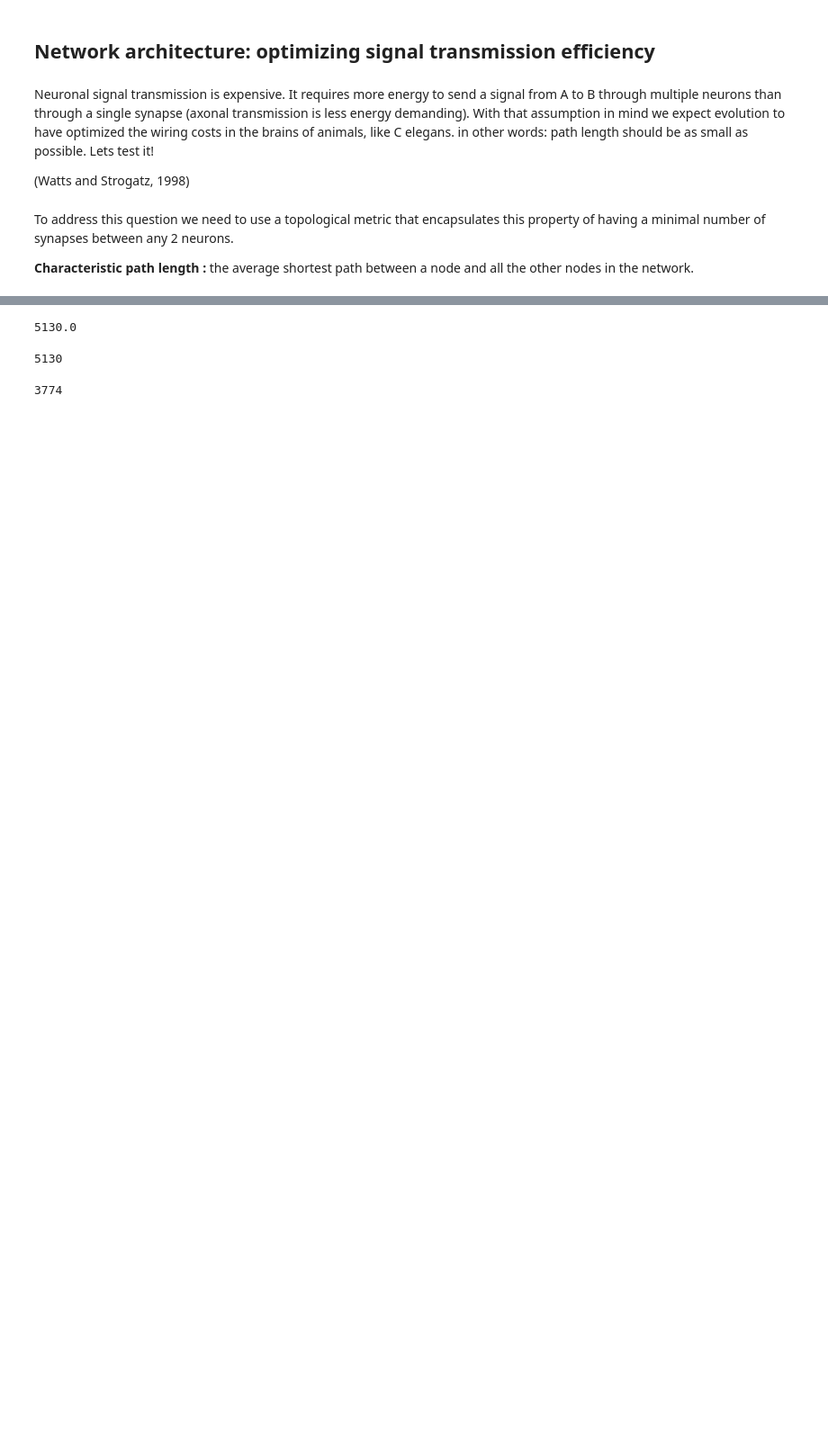
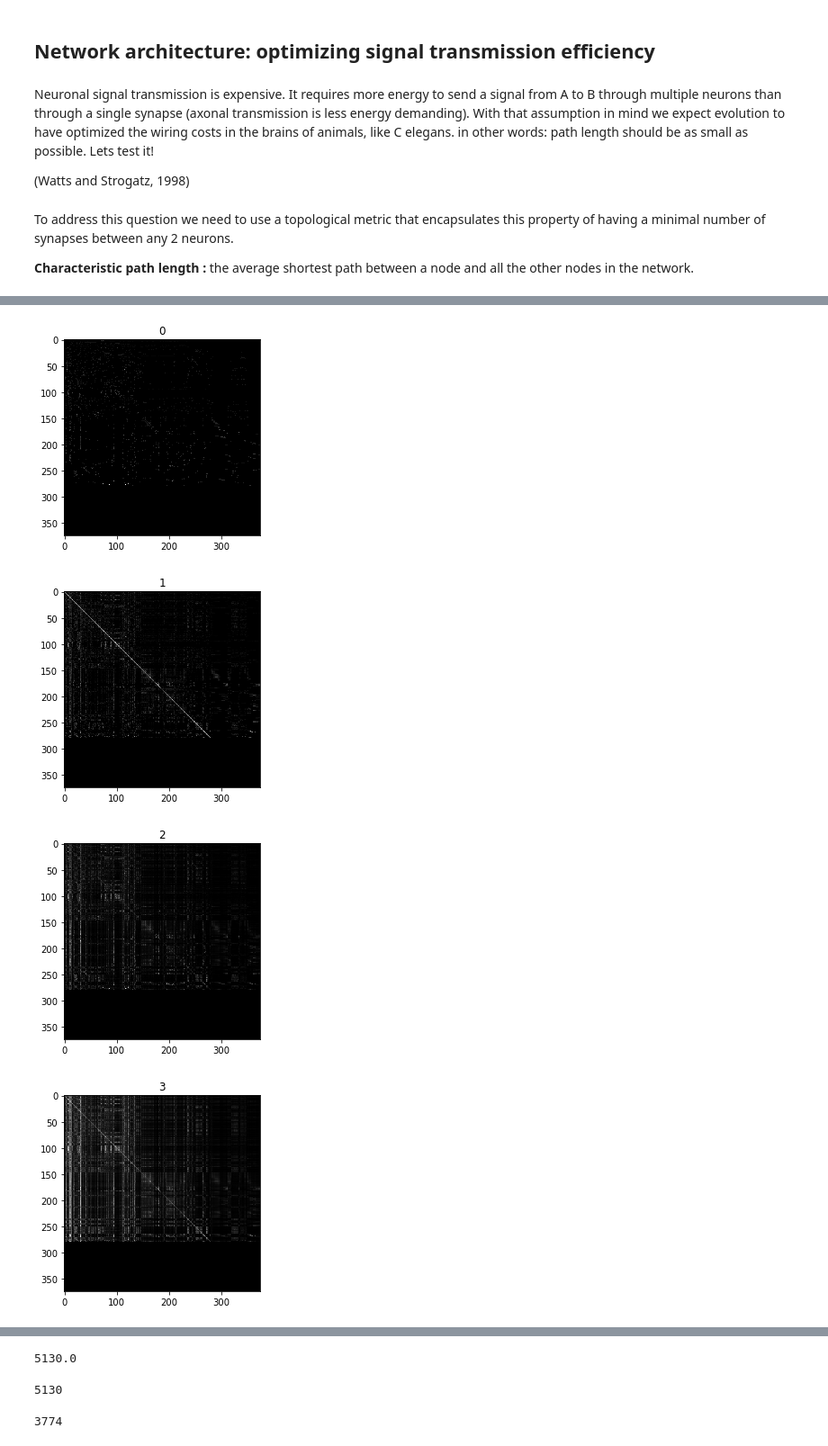
Before and after one commit to oercompbiomed/CBM101, a Jupyter notebook: D_Network_analysis/4_Connectome_C_elegans.ipynb, the cells around one changed output, grey strips where cells are left out. Shown at 90% size. Saved outputs shown, nothing was run; the diff lists cells and outputs as text; code cells hidden in the pictures; blank space fills up the shorter version.

```diff
--- a/D_Network_analysis/4_Connectome_C_elegans.ipynb
+++ b/D_Network_analysis/4_Connectome_C_elegans.ipynb
@@ -475,0 +617,22 @@ BCTParamError: get_components can only be computed for undirected matrices.  If
+# %%
+#digression
+from itertools import repeat
+M = matrix.copy()
+
+#normalize to make a markov transition matrix
+def norm_markov(M):
+    rowsums = M.sum(1)
+    M = M/rowsums
+    M = np.nan_to_num(M, copy=False)
+    return M
+
+M = norm_markov(M)
+
+for i,m in enumerate(repeat(M, 10)):
+    if i%1==0: plt.imshow(M,cmap='gray');plt.title(i); plt.show()
+    M=norm_markov(M@m)
+# %% [output]
+[figure, added]
+[figure, added]
+[figure, added]
+[figure, added]
```
Also changed, not shown: parts of 65 cells of this notebook.
